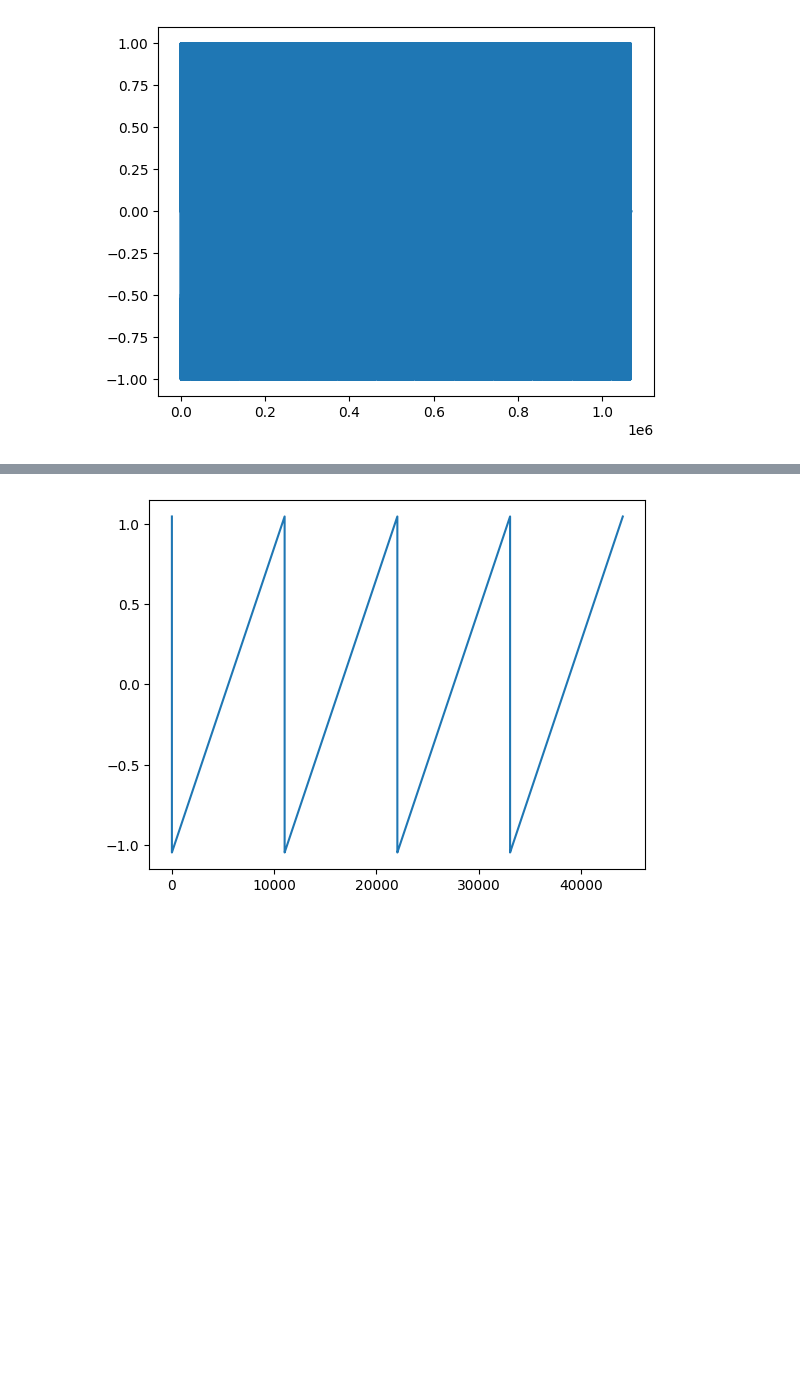
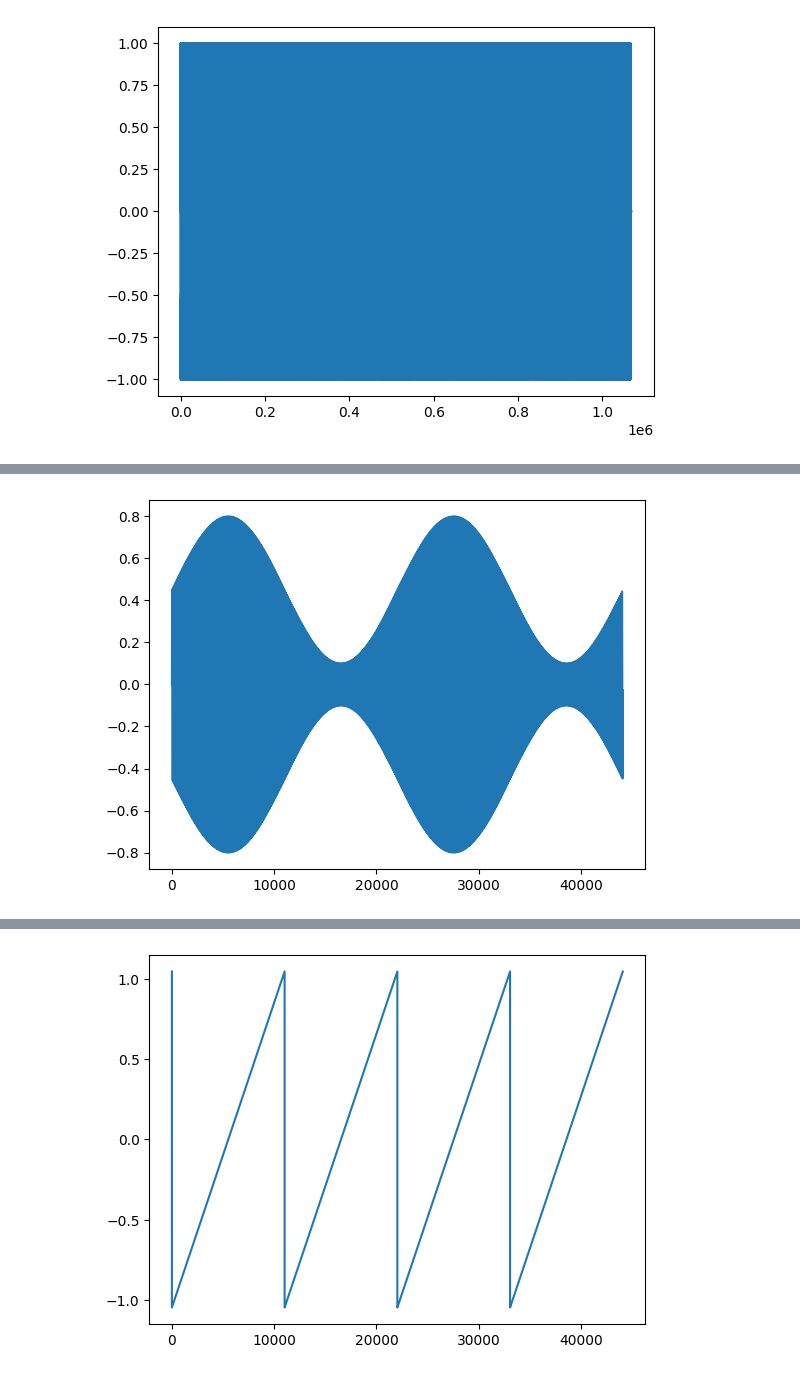
Before and after one commit to Adelpozo04/Informatica-Musical, a Jupyter notebook: Practica 1/practica01.ipynb, the cells around one changed output, grey strips where cells are left out. Cells and saved outputs as stored; diff of their text form; code cells hidden in the pictures; blank space fills up the shorter version.

```diff
--- a/Practica 1/practica01.ipynb
+++ b/Practica 1/practica01.ipynb
@@ -176,2 +169,16 @@ sd.wait()
+# %%
+def am(freq,dur,vol,freqM,v0,v1):
+    o = osc(freq,dur,vol)
+    m = modulador(freqM,dur,v0,v1)
+    return o*m
+
+
+a = am(freq=440,dur=1,vol=1,freqM=2,v0=0.1,v1=0.8)
+plt.plot(a)
+
+sd.play(a,SRATE)
+sd.wait()
+# %% [output]
+[figure, added]
 # %%
 #ejercicio 6
```
Also changed, not shown: parts of 4 cells of this notebook, 2 other files.
